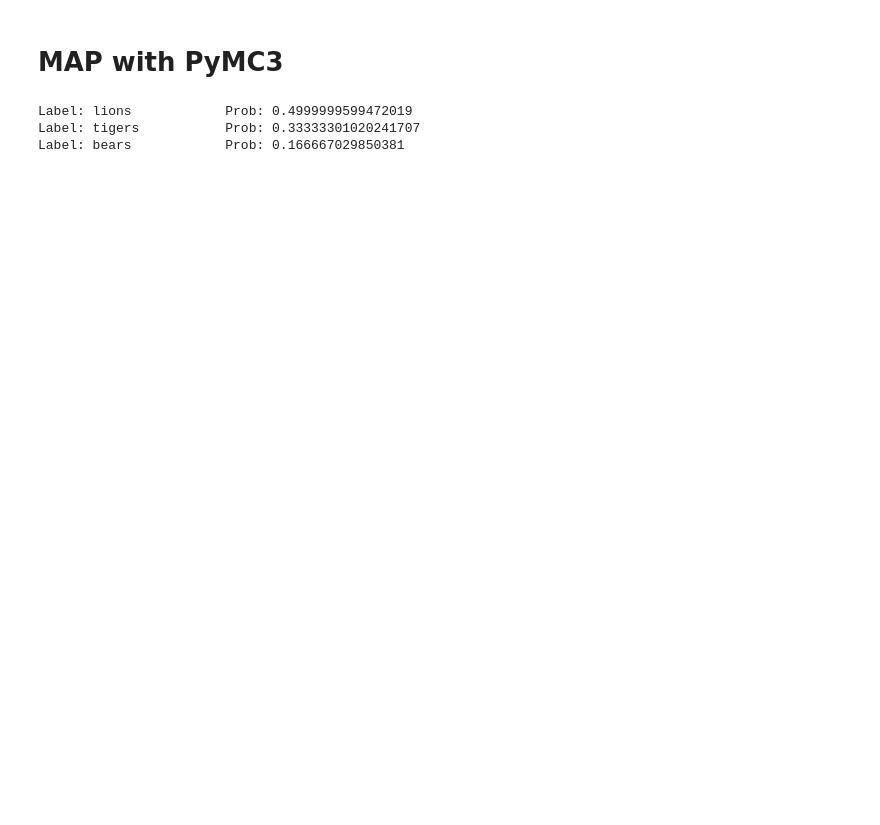
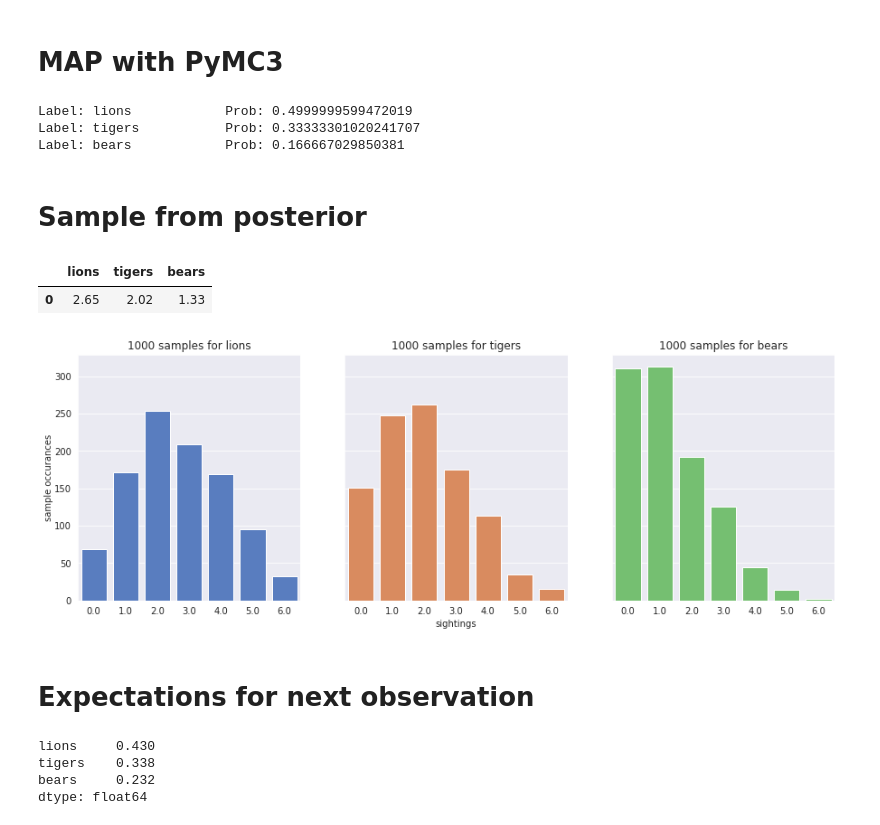
Before and after one commit to cjc77/bayesian_modeling, a Jupyter notebook: notebooks/lions_tigers_bears.ipynb, the cells around one changed output. Saved outputs shown, nothing was run; the diff lists cells and outputs as text; code cells hidden in the pictures; blank space fills up the shorter version.

```diff
--- a/notebooks/lions_tigers_bears.ipynb
+++ b/notebooks/lions_tigers_bears.ipynb
@@ -212,3 +213,41 @@ display_probs(animals, maxapost["parameters"])
 Label: lions            Prob: 0.4999999599472019
 Label: tigers           Prob: 0.33333301020241707
 Label: bears            Prob: 0.166667029850381
+# %% [markdown]
+# Sample from posterior
+# %%
+with model:
+    samples = pm.sample_posterior_predictive(trace, samples=1000)
+# %%
+pd.DataFrame([samples["observations"].mean(axis=0)], columns=animals)
+# %% [output]
+|  | lions | tigers | bears |
+| 0 | 2.65 | 2.02 | 1.33 |
+# %%
+sample_df = pd.DataFrame(samples["observations"], columns=animals)
+# %%
+fig, axes = plt.subplots(1, 3, figsize=(15, 5), sharex=True, sharey=True)
+
+for i, animal in enumerate(sample_df.columns):
+    counts = sample_df[animal].value_counts()
+    sns.barplot(x=counts.index, y=counts.values, color=palette[i], ax=axes[i])
+    axes[i].set_title(f"1000 samples for {animal}")
+ax = fig.add_subplot(111, frameon=False)
+ax.tick_params(labelcolor="none", top=False, bottom=False, left=False, right=False)
+ax.grid(False)
+ax.set_xlabel("sightings")
+ax.set_ylabel("sample occurances")
+plt.show()
+# %% [output]
+[figure, added]
+# %% [markdown]
+# Expectations for next observation
+# %%
+next_obs = rand.multinomial(n=1, pvals=pvs.values, size=1000)
+next_obs = pd.DataFrame(next_obs, columns=animals).aggregate(np.mean)
+next_obs
+# %% [output]
+lions     0.430
+tigers    0.338
+bears     0.232
+dtype: float64
```
Also changed, not shown: parts of 15 cells of this notebook.
